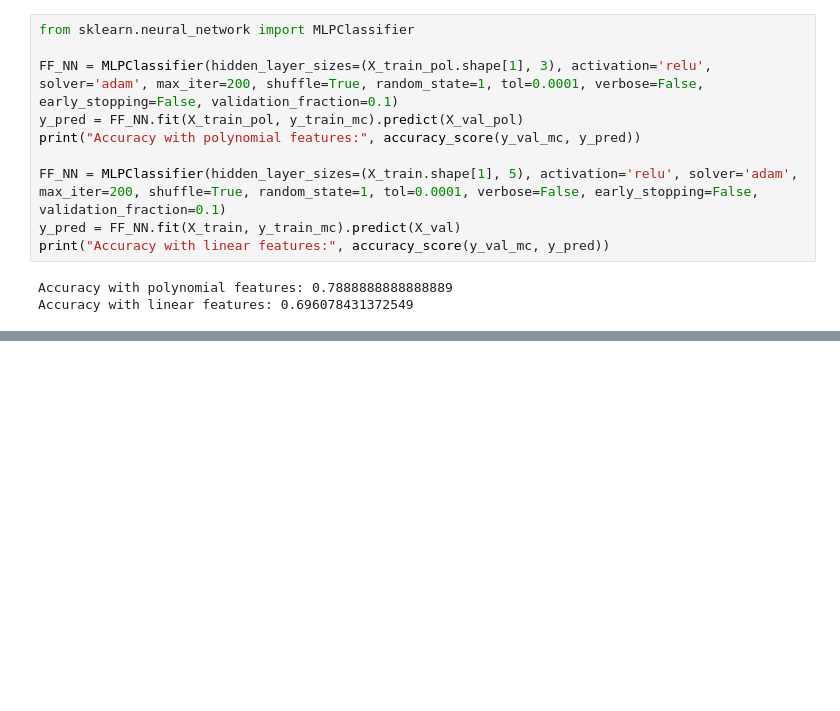
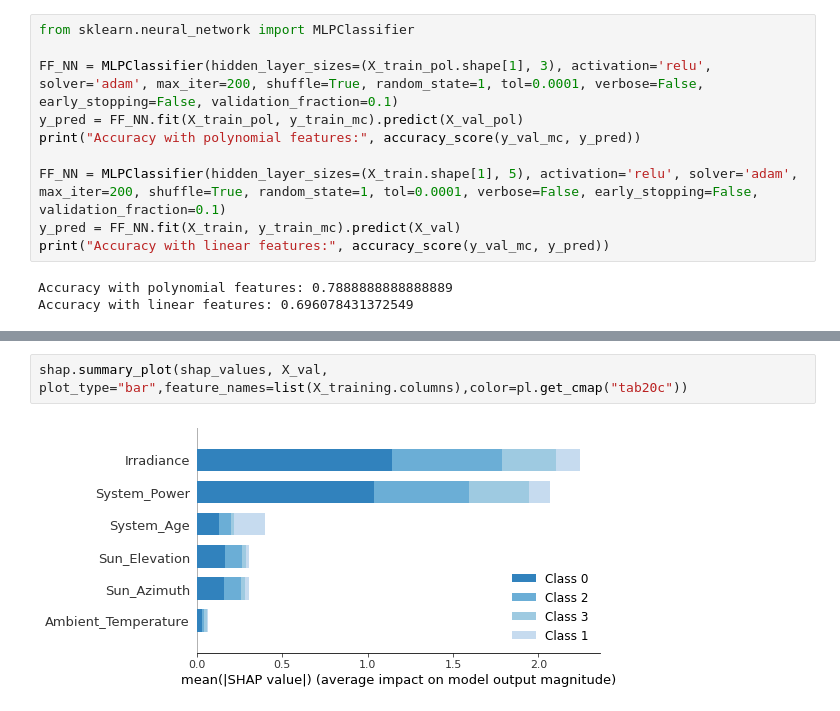
Before and after one commit to gabrielecorbo/Machine-Learning-Project, a Jupyter notebook: Project_EE4C12_SET_PV_M.ipynb, the cells around one changed output, grey strips where cells are left out. Drawn from its saved outputs; the diff is of its cells as text; blank space fills up the shorter version.

```diff
--- a/Project_EE4C12_SET_PV_M.ipynb
+++ b/Project_EE4C12_SET_PV_M.ipynb
@@ -264,0 +394,4 @@ array([[696,  51,  21,   0],
+# %%
+shap.summary_plot(shap_values, X_val, plot_type="bar",feature_names=list(X_training.columns),color=pl.get_cmap("tab20c"))
+# %% [output]
+[figure, added]
```
Also changed, not shown: parts of 41 cells of this notebook, 1 other file.
